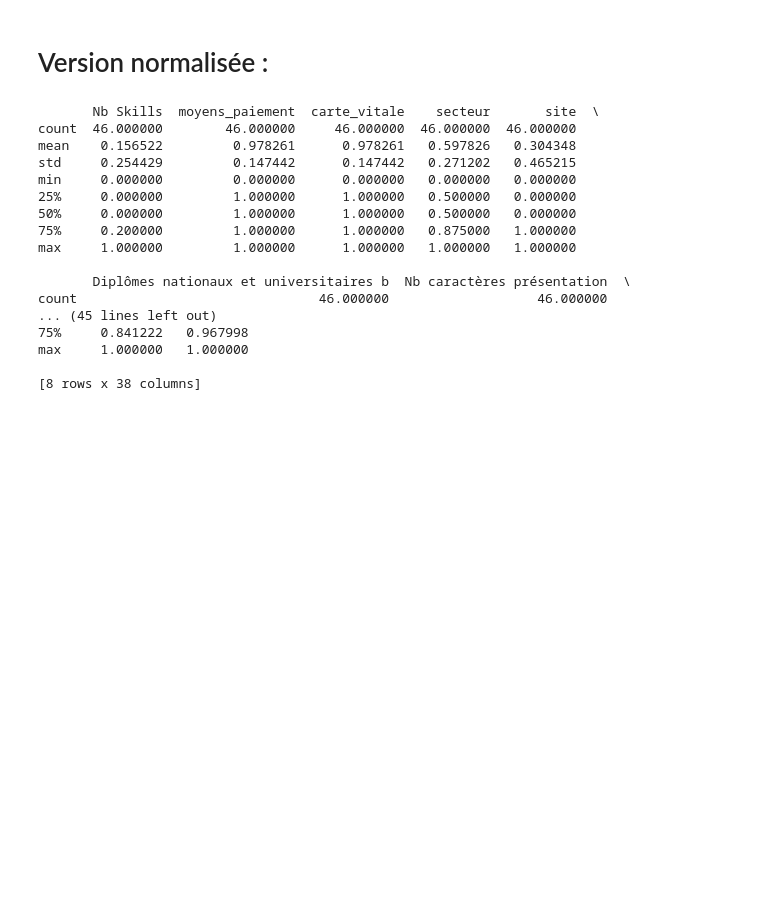
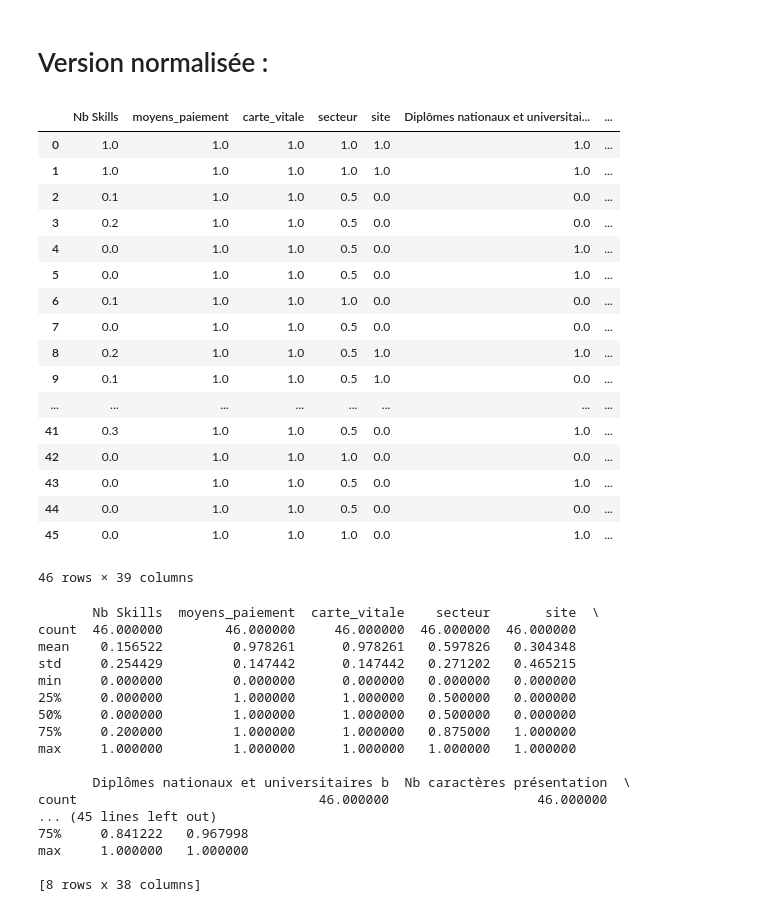
Before and after one commit to JulieBoyer/Econometrics, a Jupyter notebook: entropy.ipynb, the cells around one changed output. Cells and saved outputs as stored; diff of their text form; code cells hidden in the pictures; blank space fills up the shorter version.

```diff
--- a/entropy.ipynb
+++ b/entropy.ipynb
@@ -102,8 +102,31 @@ def normalize_dataframe(df):
     normalized_df = (df - df.min()) / (df.max() - df.min())
     return normalized_df
 
+
 dataFF_red = dataFF[liste_var_descri]
 dataFF_red_norm = normalize_dataframe(dataFF_red)
+dataFF_red_norm = pd.concat([dataFF_red_norm,dataFF['RPPS']],axis=1)
+# %%
+dataFF_red_norm
+# %% [output]
+|  | Nb Skills | moyens_paiement | carte_vitale | secteur | site | Diplômes nationaux et universitai... | ... |
+| 0 | 1.0 | 1.0 | 1.0 | 1.0 | 1.0 | 1.0 | ... |
+| 1 | 1.0 | 1.0 | 1.0 | 1.0 | 1.0 | 1.0 | ... |
+| 2 | 0.1 | 1.0 | 1.0 | 0.5 | 0.0 | 0.0 | ... |
+| 3 | 0.2 | 1.0 | 1.0 | 0.5 | 0.0 | 0.0 | ... |
+| 4 | 0.0 | 1.0 | 1.0 | 0.5 | 0.0 | 1.0 | ... |
+| 5 | 0.0 | 1.0 | 1.0 | 0.5 | 0.0 | 1.0 | ... |
+| 6 | 0.1 | 1.0 | 1.0 | 1.0 | 0.0 | 0.0 | ... |
+| 7 | 0.0 | 1.0 | 1.0 | 0.5 | 0.0 | 0.0 | ... |
+| 8 | 0.2 | 1.0 | 1.0 | 0.5 | 1.0 | 1.0 | ... |
+| 9 | 0.1 | 1.0 | 1.0 | 0.5 | 1.0 | 0.0 | ... |
+| ... | ... | ... | ... | ... | ... | ... | ... |
+| 41 | 0.3 | 1.0 | 1.0 | 0.5 | 0.0 | 1.0 | ... |
+| 42 | 0.0 | 1.0 | 1.0 | 1.0 | 0.0 | 0.0 | ... |
+| 43 | 0.0 | 1.0 | 1.0 | 0.5 | 0.0 | 1.0 | ... |
+| 44 | 0.0 | 1.0 | 1.0 | 0.5 | 0.0 | 0.0 | ... |
+| 45 | 0.0 | 1.0 | 1.0 | 1.0 | 0.0 | 1.0 | ... |
+46 rows × 39 columns
 # %%
 print(dataFF_red_norm.describe())
 # %% [output]
```
Also changed, not shown: 3 other files.
